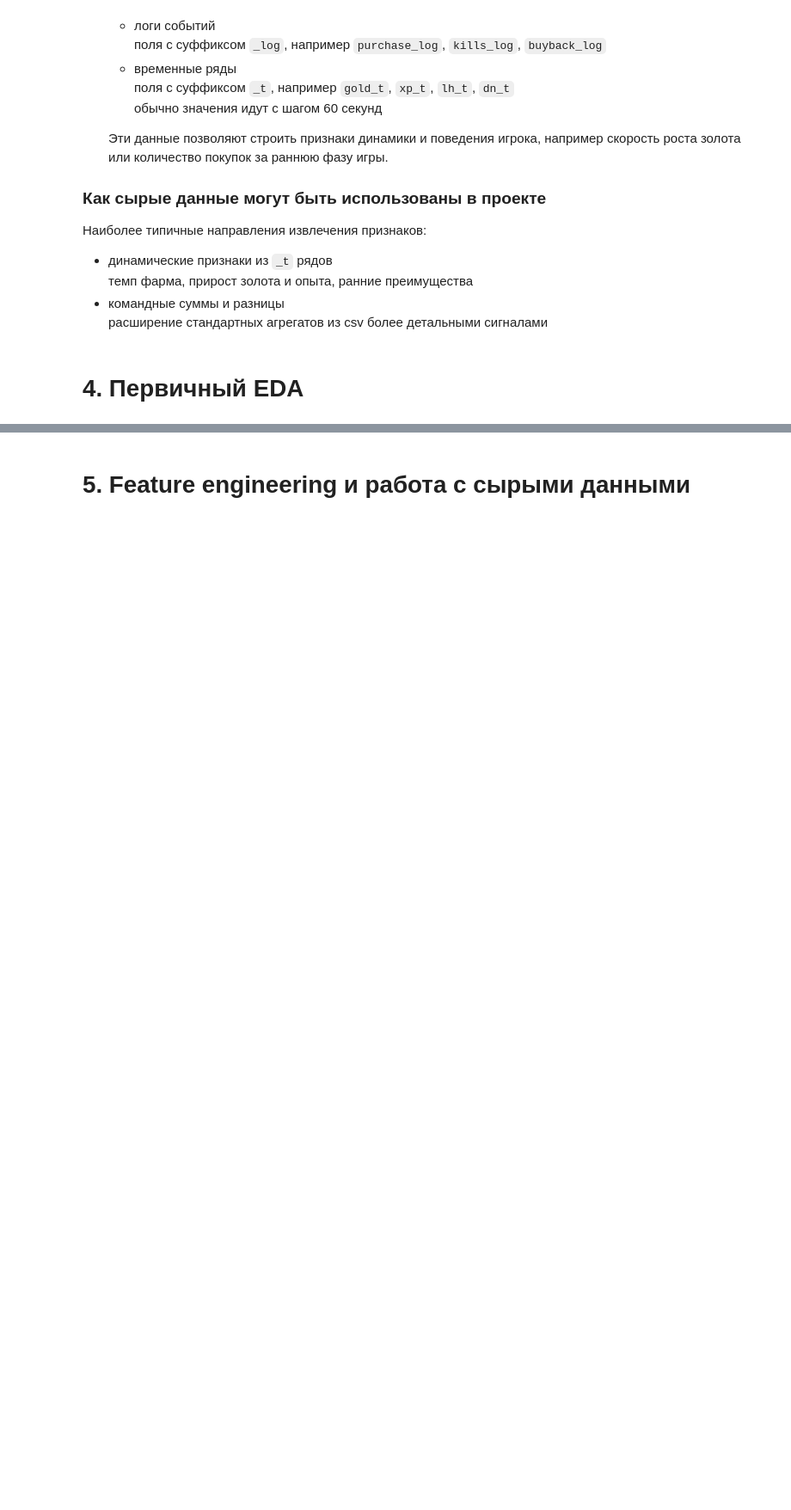
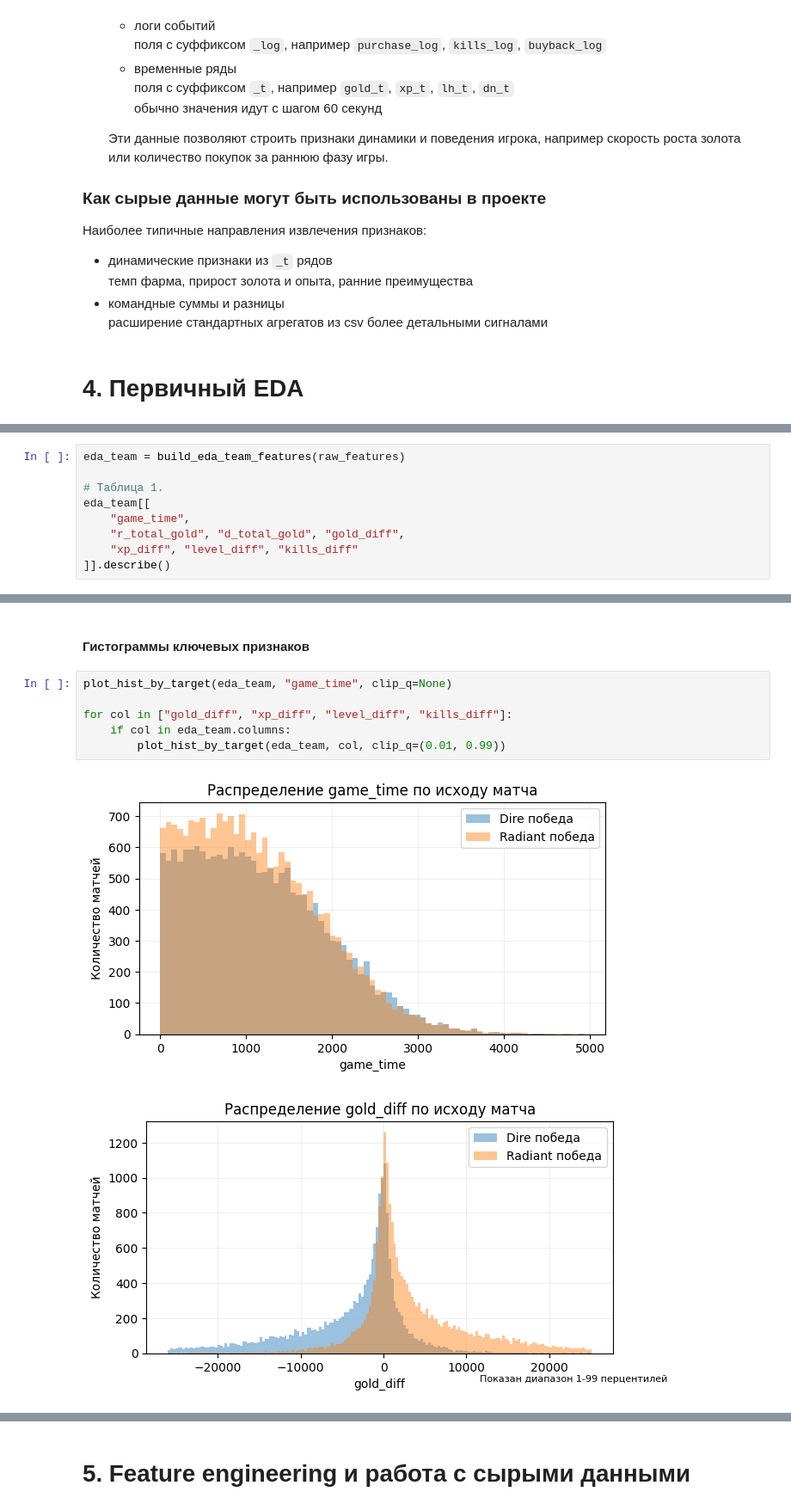
Before and after one commit to matevosovp/Dota-2-winner-prediction, a Jupyter notebook: Dota2winnerPrediction.ipynb, the cells around one changed output, grey strips where cells are left out. Shown: that part at 86% size. Drawn from its saved outputs; the diff is of its cells as text; blank space fills up the shorter version.

```diff
--- a/Dota2winnerPrediction.ipynb
+++ b/Dota2winnerPrediction.ipynb
@@ -294,0 +354,9 @@ plt.show()
+# %%
+eda_team = build_eda_team_features(raw_features)
+
+# Таблица 1.
+eda_team[[
+    "game_time",
+    "r_total_gold", "d_total_gold", "gold_diff",
+    "xp_diff", "level_diff", "kills_diff"
+]].describe()
@@ -294,0 +373,11 @@ plt.show()
+# %% [markdown]
+#### Гистограммы ключевых признаков
+# %%
+plot_hist_by_target(eda_team, "game_time", clip_q=None)
+
+for col in ["gold_diff", "xp_diff", "level_diff", "kills_diff"]:
+    if col in eda_team.columns:
+        plot_hist_by_target(eda_team, col, clip_q=(0.01, 0.99))
+# %% [output]
+[figure, added]
+[figure, added]
```
Also changed, not shown: parts of 43 cells of this notebook.
